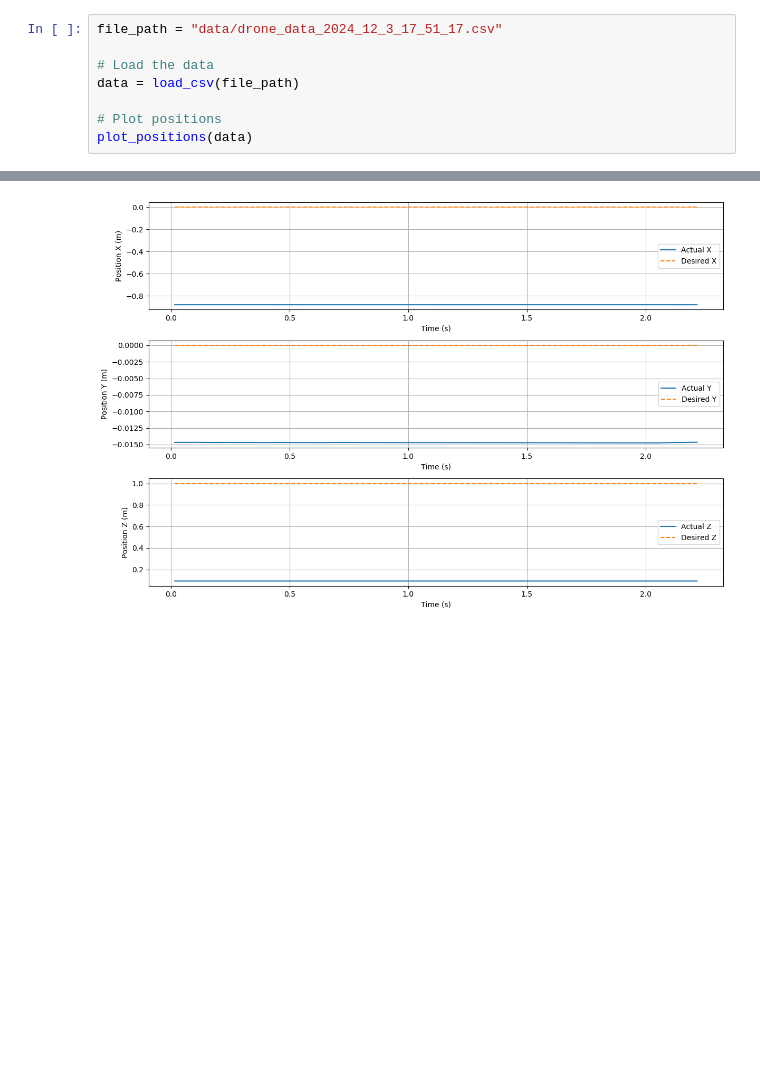
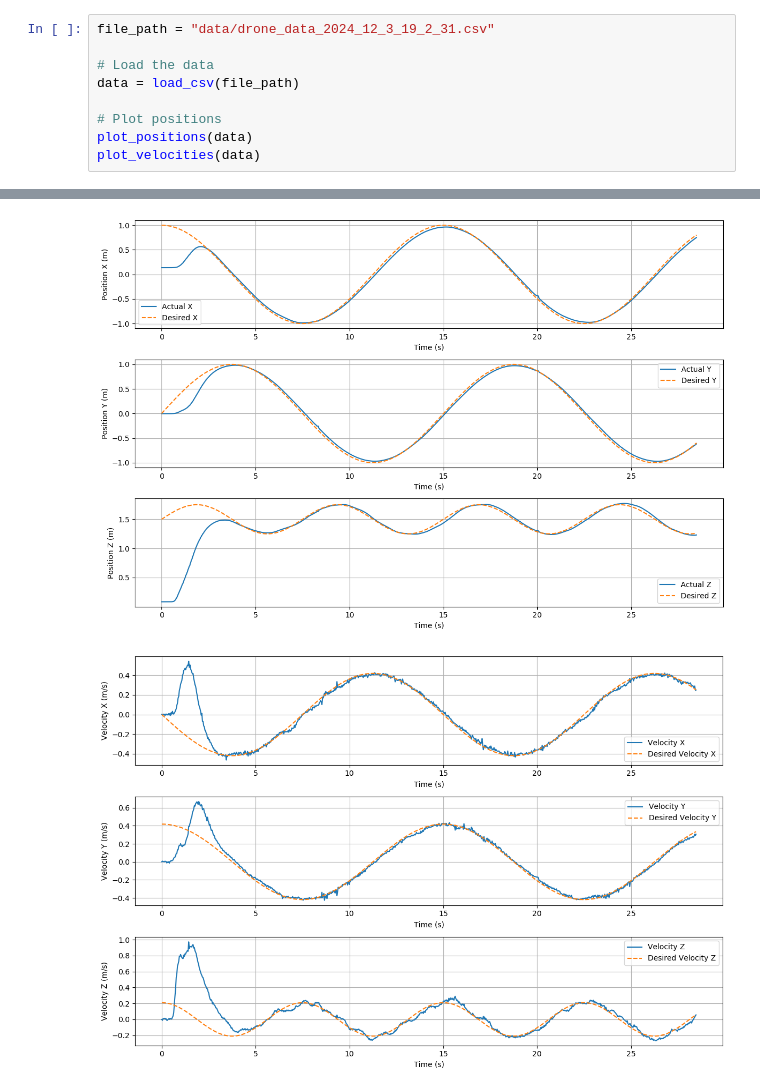
Before and after one commit to LuizMiguelTavares/aerial_robots, a Jupyter notebook: plot_data.ipynb, the cells around one changed output, grey strips where cells are left out. Saved outputs shown, nothing was run; the diff lists cells and outputs as text; blank space fills up the shorter version.

```diff
--- a/plot_data.ipynb
+++ b/plot_data.ipynb
@@ -63,9 +110,10 @@ def plot_positions(data):
 # %%
-file_path = "data/drone_data_2024_12_3_17_51_17.csv"
+file_path = "data/drone_data_2024_12_3_19_2_31.csv"
 
 # Load the data
 data = load_csv(file_path)
 
 # Plot positions
 plot_positions(data)
+plot_velocities(data)
 # %% [output]
@@ -73 +121,2 @@ Successfully loaded data from data/drone_data_2024_12_3_17_51_17.csv
-[figure, old version]
+[figure, new version]
+[figure, added]
```
Also changed, not shown: parts of 2 cells of this notebook, 2 other files.
